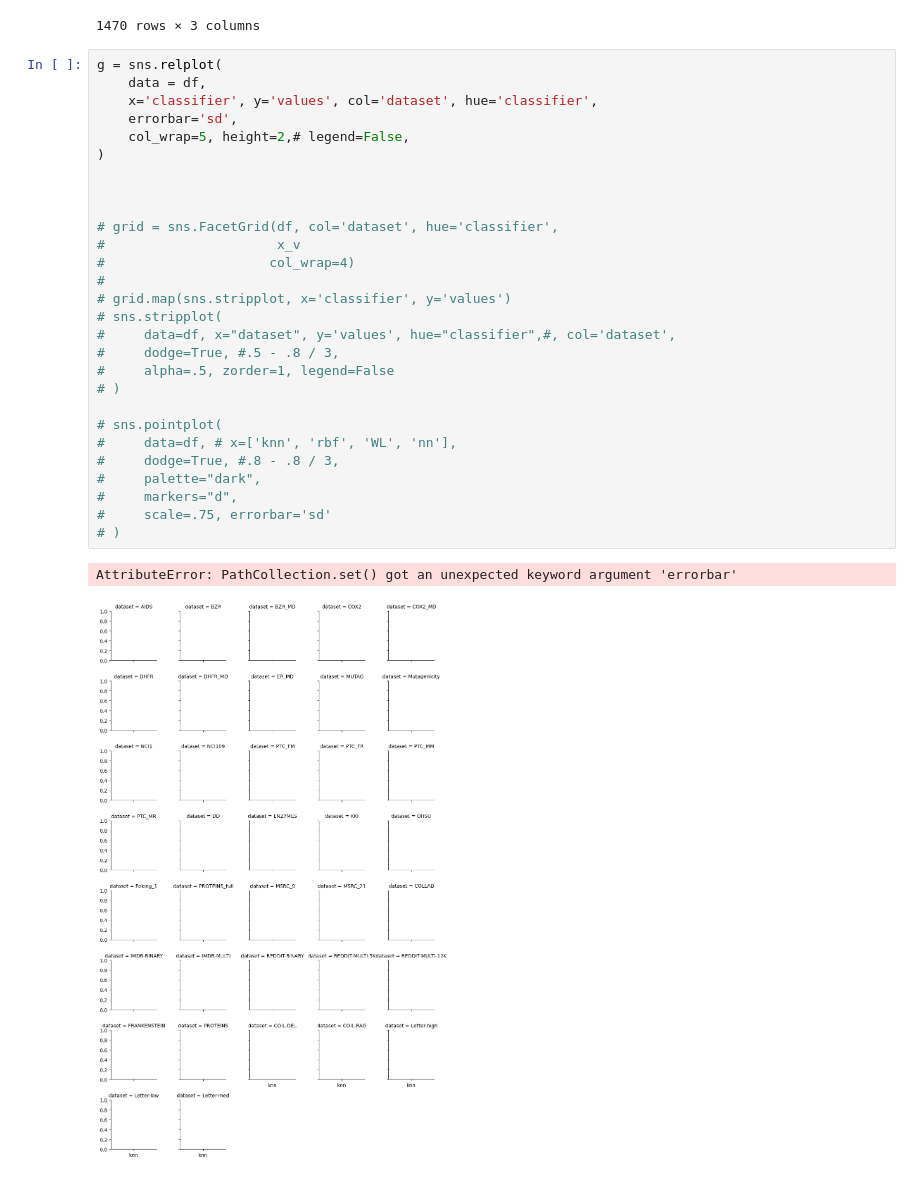
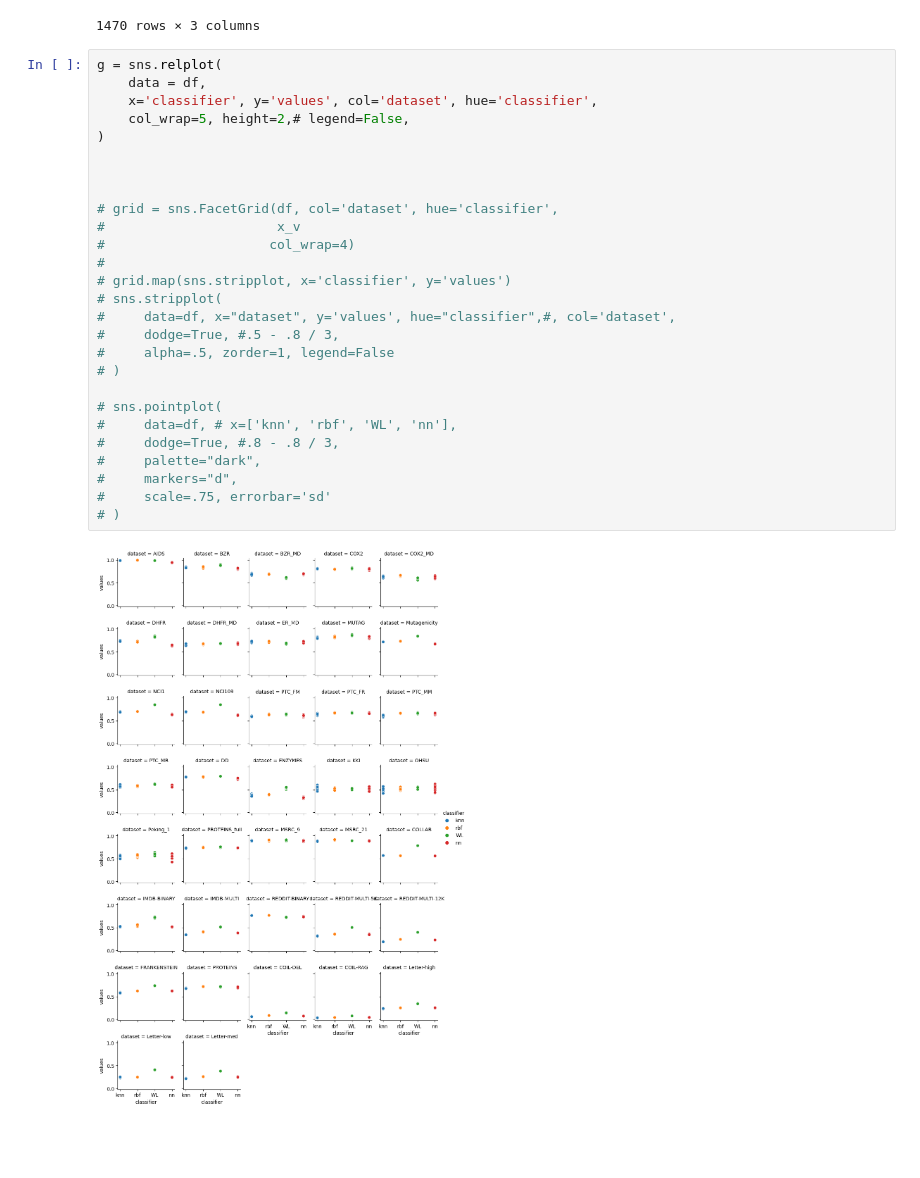
Before and after one commit to jajupmochi/filter_reduction, a Jupyter notebook: notebooks/2-plot.ipynb, the cells around one changed output. Cells and saved outputs as stored; diff of their text form; blank space fills up the shorter version.

```diff
--- a/notebooks/2-plot.ipynb
+++ b/notebooks/2-plot.ipynb
@@ -117,31 +117,29 @@ df
 # %%
 g = sns.relplot(
     data = df,
     x='classifier', y='values', col='dataset', hue='classifier',
-    errorbar='sd',
     col_wrap=5, height=2,# legend=False,
 )
 
 
 
 # grid = sns.FacetGrid(df, col='dataset', hue='classifier',
 #                      x_v
 #                     col_wrap=4)
 #
 # grid.map(sns.stripplot, x='classifier', y='values')
 # sns.stripplot(
 #     data=df, x="dataset", y='values', hue="classifier",#, col='dataset',
 #     dodge=True, #.5 - .8 / 3,
 #     alpha=.5, zorder=1, legend=False
 # )
 
 # sns.pointplot(
 #     data=df, # x=['knn', 'rbf', 'WL', 'nn'],
 #     dodge=True, #.8 - .8 / 3,
 #     palette="dark",
 #     markers="d",
 #     scale=.75, errorbar='sd'
 # )
 # %% [output]
-AttributeError: PathCollection.set() got an unexpected keyword argument 'errorbar'
-[figure, old version]
+[figure, new version]
```
Also changed, not shown: parts of 1 cell of this notebook, 3 other files.
